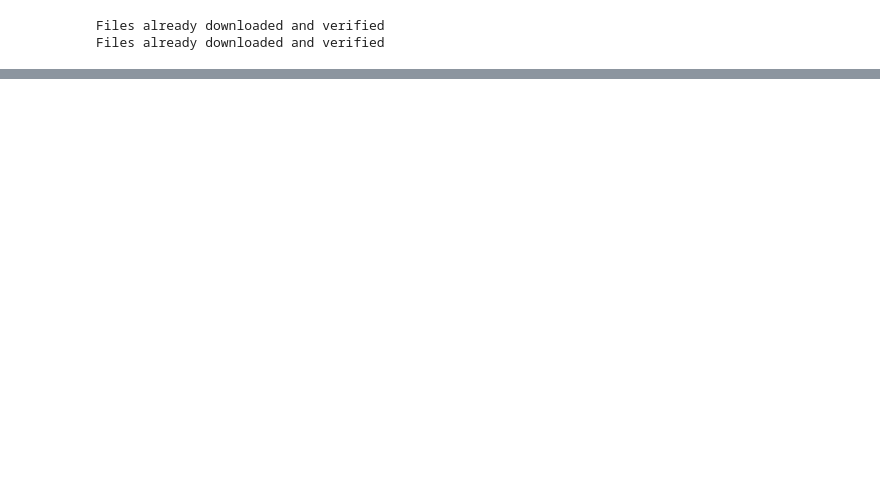
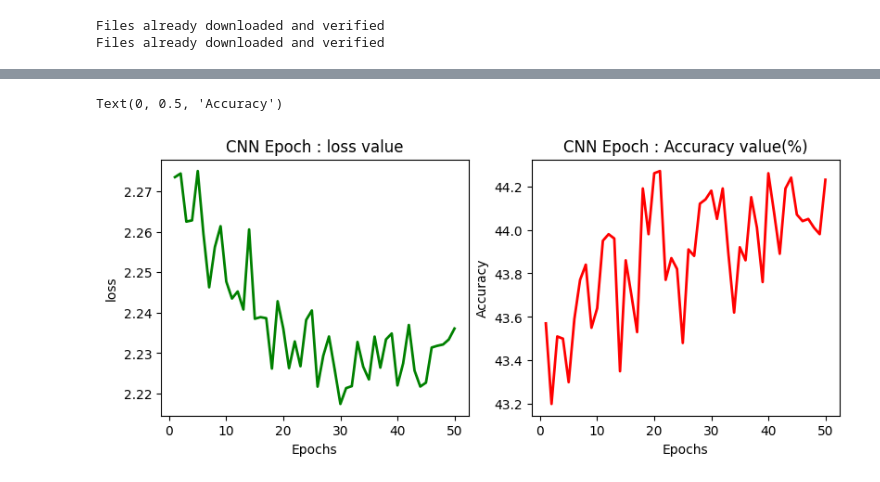
Before and after one commit to adunto/DLA_MiddleTerm, a Jupyter notebook: CNN.ipynb, the cells around one changed output, grey strips where cells are left out. Drawn from its saved outputs; the diff is of its cells as text; code cells hidden in the pictures; blank space fills up the shorter version.

```diff
--- a/CNN.ipynb
+++ b/CNN.ipynb
@@ -87,0 +86,15 @@ class CNN(nn.Module):
+# %%
+def train(model, train_loader, optimizer, epoch):
+    model.train()
+    for batch_idx, (data, traget) in enumerate(train_loader):
+        data, target = data.to(DEVICE), traget.to(DEVICE)
+        optimizer.zero_grad()
+        output = model(data)
+        loss = F.cross_entropy(output, target)
+        loss.backward()
+        optimizer.step()
+
+        if batch_idx % 500 == 0:
+            print('Train Epoch: {} [{}/{} ({:.0f}%)]\tLoss: {:.6f}'.format(
+                epoch, batch_idx * len(data), len(train_loader.dataset),
+                100. * batch_idx / len(train_loader), loss.item()))
@@ -87,0 +121,11 @@ class CNN(nn.Module):
+# %%
+loss = []
+accuracy = []
+# %%
+for epoch in range(1, EPOCHS + 1):
+    train(model, train_loader, optimizer, epoch)
+    test_loss, test_accuracy = evaluate(model, test_loader)
+    loss.append(test_loss)
+    accuracy.append(test_accuracy)
+
+    print('[{}] Test Loss: {:.4f}, Accuracy: {:.2f}%'.format(epoch, test_loss, test_accuracy))
@@ -87,0 +155,4 @@ class CNN(nn.Module):
+# %%
+loss = np.array(loss)
+accuracy = np.array(accuracy)
+epochs = np.array([x for x in range(1, EPOCHS + 1)])
@@ -87,0 +164,15 @@ class CNN(nn.Module):
+# %%
+fig, axs = plt.subplots(ncols=2, figsize=(8, 3.5), layout="constrained")
+
+axs[0].plot(epochs, loss, c='g', linewidth=2)
+axs[0].set_title('CNN Epoch : loss value')
+axs[0].set_xlabel('Epochs')
+axs[0].set_ylabel('loss')
+
+axs[1].plot(epochs, accuracy, c='r', linewidth=2)
+axs[1].set_title('CNN Epoch : Accuracy value(%)')
+axs[1].set_xlabel('Epochs')
+axs[1].set_ylabel('Accuracy')
+# %% [output]
+Text(0, 0.5, 'Accuracy')
+[figure, added]
```
Also changed, not shown: parts of 11 cells of this notebook, 14 other files.
